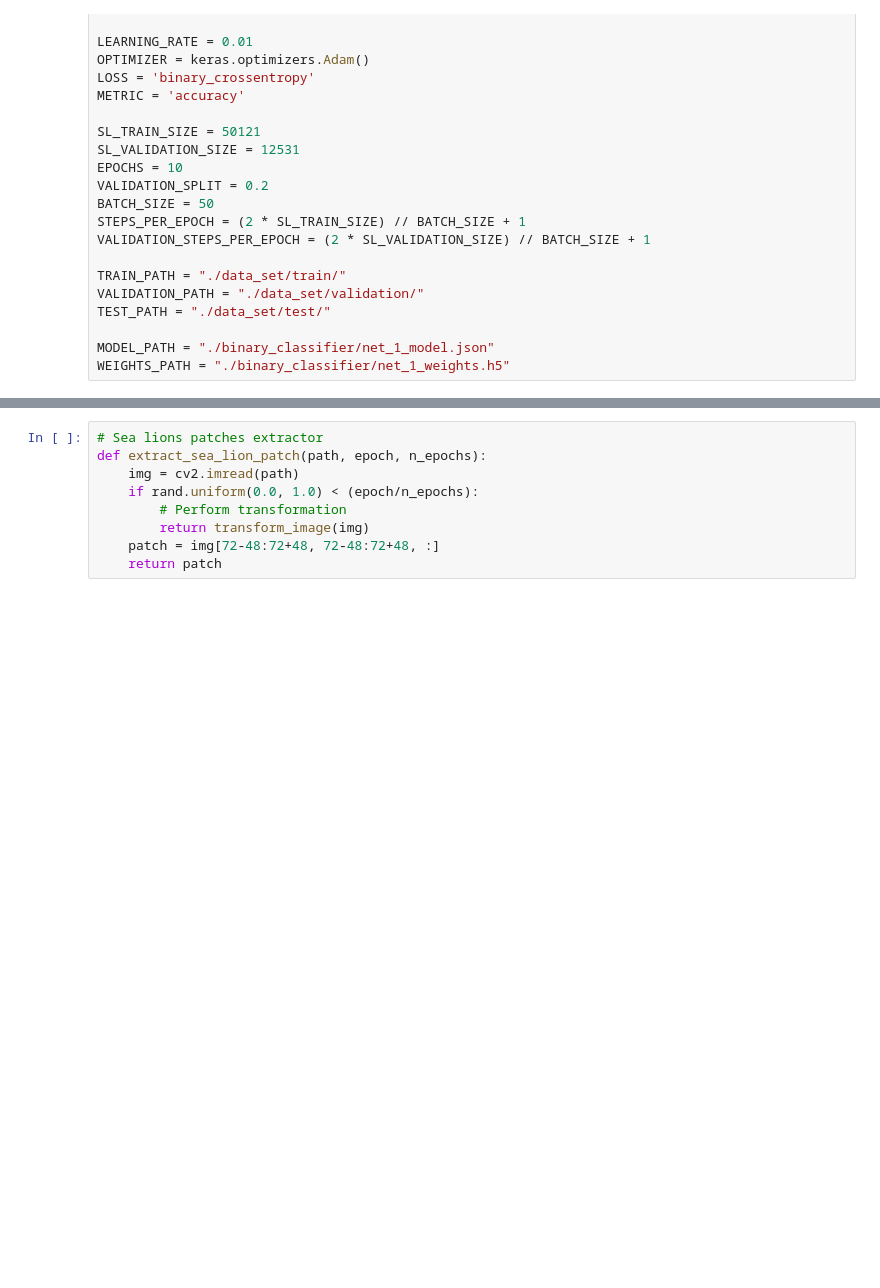
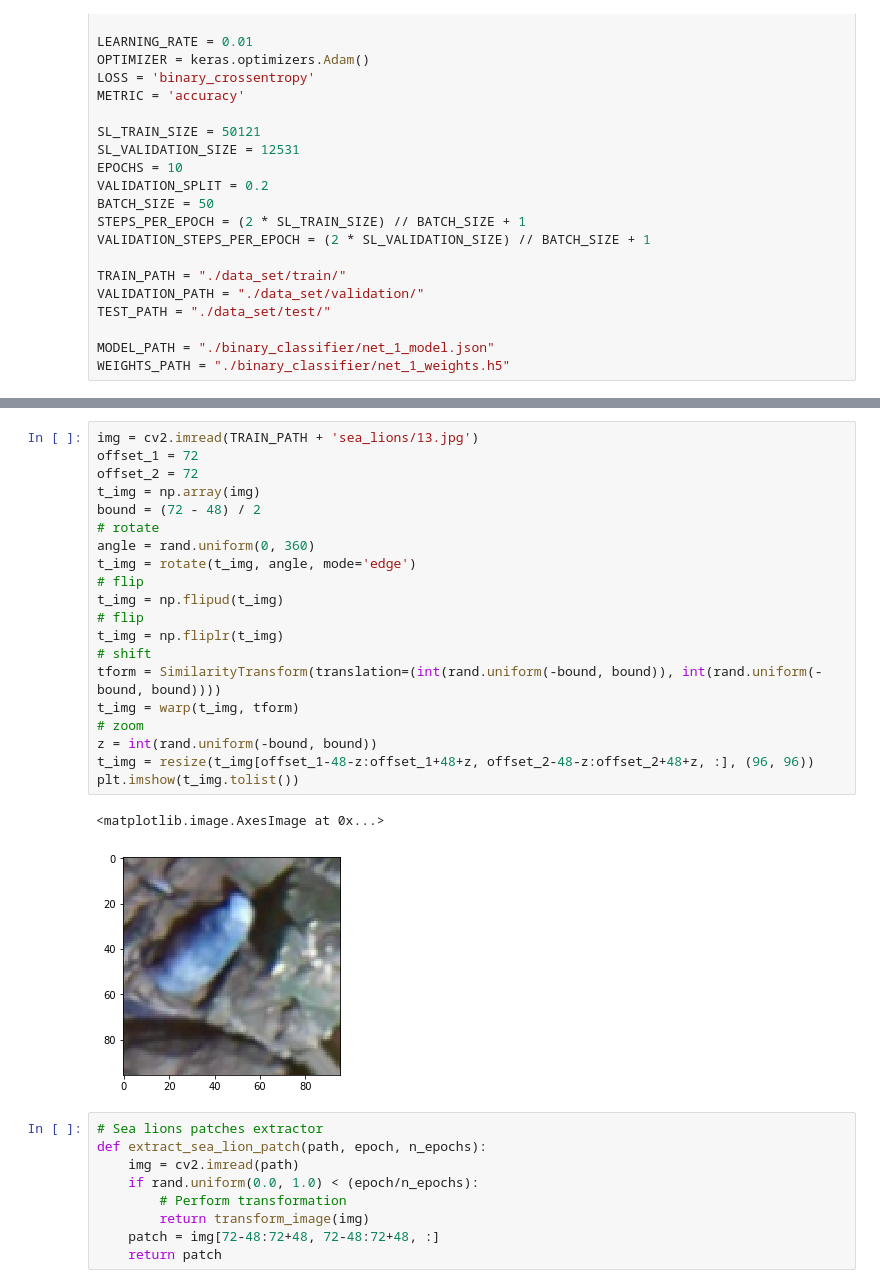
Before and after one commit to marcore94/Sealions, a Jupyter notebook: bin_class_ra_with_augment.ipynb, the cells around one changed output, grey strips where cells are left out. Drawn from its saved outputs; the diff is of its cells as text; blank space fills up the shorter version.

Commit message:
modified transformations

```diff
--- a/bin_class_ra_with_augment.ipynb
+++ b/bin_class_ra_with_augment.ipynb
@@ -69,4 +73,27 @@ def transform_image(img):
     return t_img.tolist()
+# %%
+img = cv2.imread(TRAIN_PATH + 'sea_lions/13.jpg')
+offset_1 = 72
+offset_2 = 72
+t_img = np.array(img)
+bound = (72 - 48) / 2
+# rotate
+angle = rand.uniform(0, 360)
+t_img = rotate(t_img, angle, mode='edge')
+# flip
+t_img = np.flipud(t_img)
+# flip
+t_img = np.fliplr(t_img)
+# shift
+tform = SimilarityTransform(translation=(int(rand.uniform(-bound, bound)), int(rand.uniform(-bound, bound))))
+t_img = warp(t_img, tform)
+# zoom
+z = int(rand.uniform(-bound, bound))
+t_img = resize(t_img[offset_1-48-z:offset_1+48+z, offset_2-48-z:offset_2+48+z, :], (96, 96))
+plt.imshow(t_img.tolist())
+# %% [output]
+<matplotlib.image.AxesImage at 0x...>
+[figure, added]
 # %%
 # Sea lions patches extractor
 def extract_sea_lion_patch(path, epoch, n_epochs):
```
Also changed, not shown: parts of 2 cells of this notebook.
